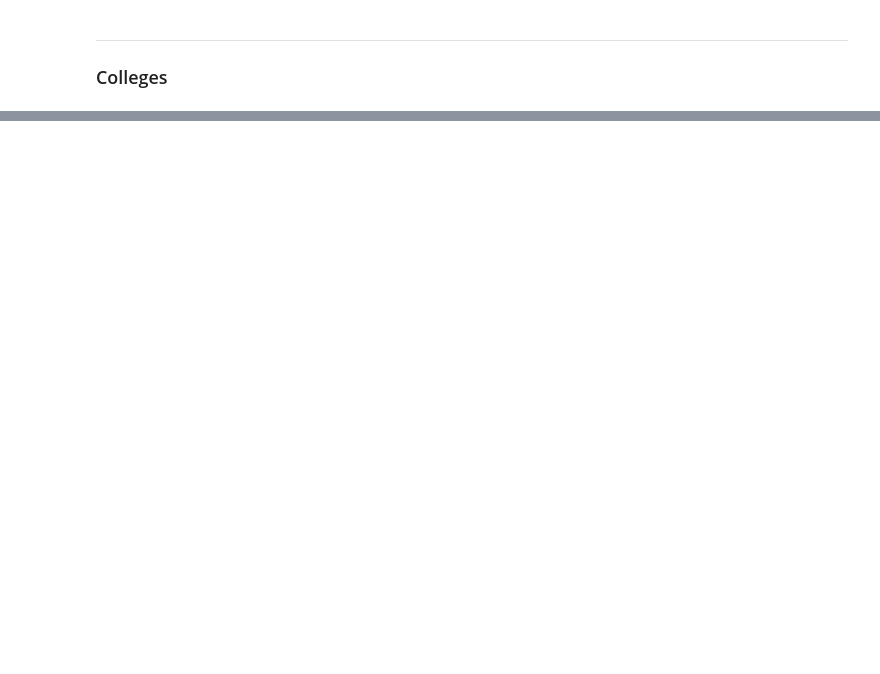
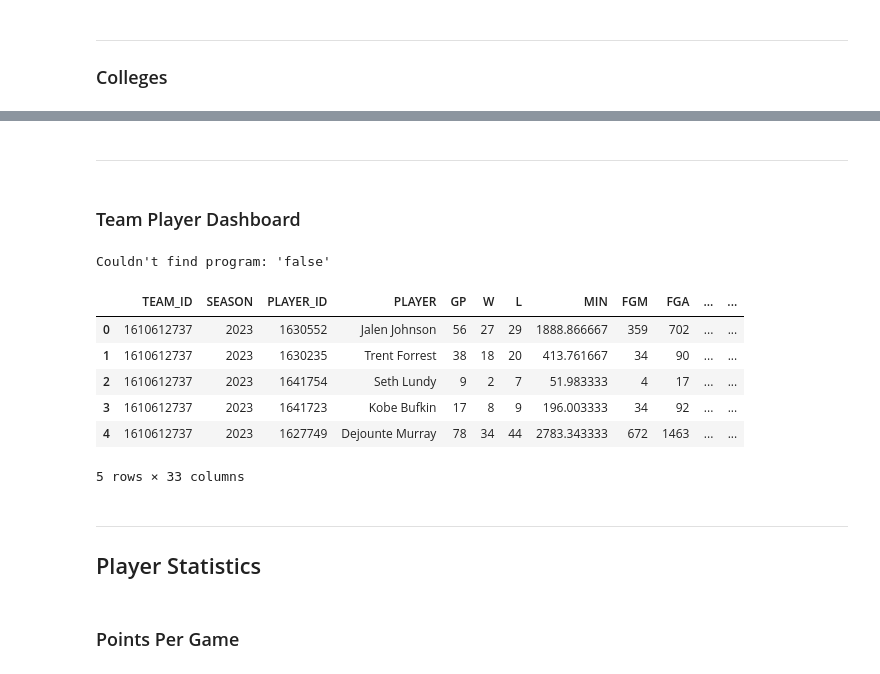
Before and after one commit to hluebbering/nba-stats, a Jupyter notebook: index.ipynb, the cells around one changed output, grey strips where cells are left out. Cells and saved outputs as stored; diff of their text form; code cells hidden in the pictures; blank space fills up the shorter version.

```diff
--- a/index.ipynb
+++ b/index.ipynb
@@ -221,3 +212,77 @@ fig.update_layout(
 fig.show()
 # %% [output]
 [interactive output not drawn]
+# %% [markdown]
+----
+# %% [markdown]
+### Team Player Dashboard
+# %%
+%%script false
+
+from nba_api.stats.endpoints import TeamPlayerDashboard
+
+all_team_headlines = [] # List to hold data frames of all team info
+all_player_headlines = []  # List to hold data frames of all player info
+
+# Loop through each team ID and get the player dashboard data
+for team_id in all_nba_teams:
+    team_dashboard = TeamPlayerDashboard(
+        team_id=team_id,
+        season="2023-24",
+        league_id_nullable='00'
+        )
+    all_team_headlines.append(team_dashboard.get_data_frames()[0])
+    all_player_headlines.append(team_dashboard.get_data_frames()[1])
+
+# Combine all individual team data frames into a single data frame
+team_info_df = pd.concat(all_team_headlines, ignore_index=True)
+team_players_info_df = pd.concat(all_player_headlines, ignore_index=True)
+# %% [output]
+Couldn't find program: 'false'
+# %%
+#team_info_df.to_csv("data/team_dashboard.csv", index=False)
+#team_players_info_df.to_csv("data/team_player_dashboard.csv", index=False)
+team_players_info_df = pd.read_csv("data/team_player_dashboard.csv")
+team_info_df = pd.read_csv("data/team_dashboard.csv")
+
+team_info_df = team_info_df[['TEAM_ID', 'TEAM_NAME', 'GROUP_VALUE', 'GP', 'FGM', 'FGA', 'FG3M',
+                             'FG3A', 'FTM', 'FTA', 'OREB', 'DREB', 'REB', 'AST', 'TOV', 'STL', 'BLK', 'PF', 'PTS', 'PLUS_MINUS']]
+
+team_info_df = team_info_df.rename(
+    columns={'GP': 'GP_TEAM', 'FGM': 'FGM_TEAM', 'FGA': 'FGA_TEAM', 'FTM': 'FTM_TEAM',
+    'FTA': 'FTA_TEAM', 'OREB': 'OREB_TEAM', 'DREB': 'DREB_TEAM', 'REB': 'REB_TEAM',
+    'AST': 'AST_TEAM', 'TOV': 'TOV_TEAM', 'STL': 'STL_TEAM', 'BLK': 'BLK_TEAM',
+    'PTS': 'PTS_TEAM', 'PF': 'PF_TEAM', 'FG3M': 'FG3M_TEAM', 'FG3A': 'FG3A_TEAM'
+    })
+
+
+# Identify and resolve duplicates based on most games played (GP)
+team_players_info_df['GP'] = team_players_info_df['GP'].astype(int)  # Ensure GP is integer
+team_players_info_df = team_players_info_df.loc[team_players_info_df.groupby('PLAYER_ID')['GP'].idxmax()]
+# %%
+# Join with previous dataset all_players_info_df on PLAYER_ID
+merged_df = pd.merge(all_players_info_df, team_players_info_df, on='PLAYER_ID', how='inner')
+# %%
+merged_df = merged_df[[
+    'TeamID', 'SEASON', 'PLAYER_ID', 'PLAYER',
+    'GP', 'W', 'L', 'MIN', 'FGM', 'FGA',
+    'FG3M', 'FG3A', 'FTM', 'FTA', 'OREB', 'DREB',
+    'REB', 'AST', 'TOV', 'STL', 'BLK', 'PF', 'PTS',
+    'PLUS_MINUS', 'NBA_FANTASY_PTS',
+    'POSITION', 'HEIGHT', 'WEIGHT', 'BIRTH_DATE', 'AGE', 'EXP', 'SCHOOL', 'HOW_ACQUIRED']]
+
+# Rename the 'SCHOOL' column to 'COLLEGE'
+merged_df = merged_df.rename(columns={'TeamID': 'TEAM_ID'})
+merged_df.head()
+# %% [output]
+|  | TEAM_ID | SEASON | PLAYER_ID | PLAYER | GP | W | L | MIN | FGM | FGA | ... | ... |
+| 0 | 1610612737 | 2023 | 1630552 | Jalen Johnson | 56 | 27 | 29 | 1888.866667 | 359 | 702 | ... | ... |
+| 1 | 1610612737 | 2023 | 1630235 | Trent Forrest | 38 | 18 | 20 | 413.761667 | 34 | 90 | ... | ... |
+| 2 | 1610612737 | 2023 | 1641754 | Seth Lundy | 9 | 2 | 7 | 51.983333 | 4 | 17 | ... | ... |
+| 3 | 1610612737 | 2023 | 1641723 | Kobe Bufkin | 17 | 8 | 9 | 196.003333 | 34 | 92 | ... | ... |
+| 4 | 1610612737 | 2023 | 1627749 | Dejounte Murray | 78 | 34 | 44 | 2783.343333 | 672 | 1463 | ... | ... |
+5 rows × 33 columns
+# %% [markdown]
+------
+
+## Player Statistics
@@ -223,0 +304,2 @@ fig.show()
+# %% [markdown]
+### Points Per Game
```
Also changed, not shown: parts of 24 cells of this notebook, 7 other files.
